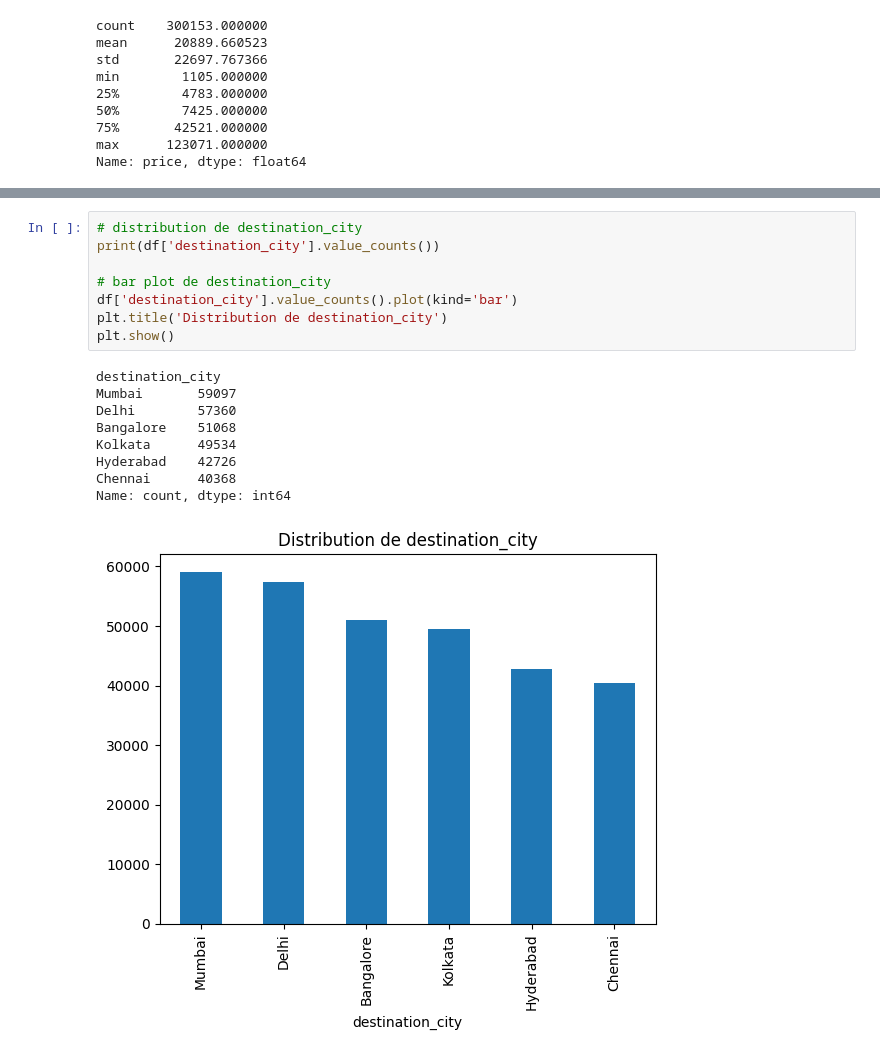
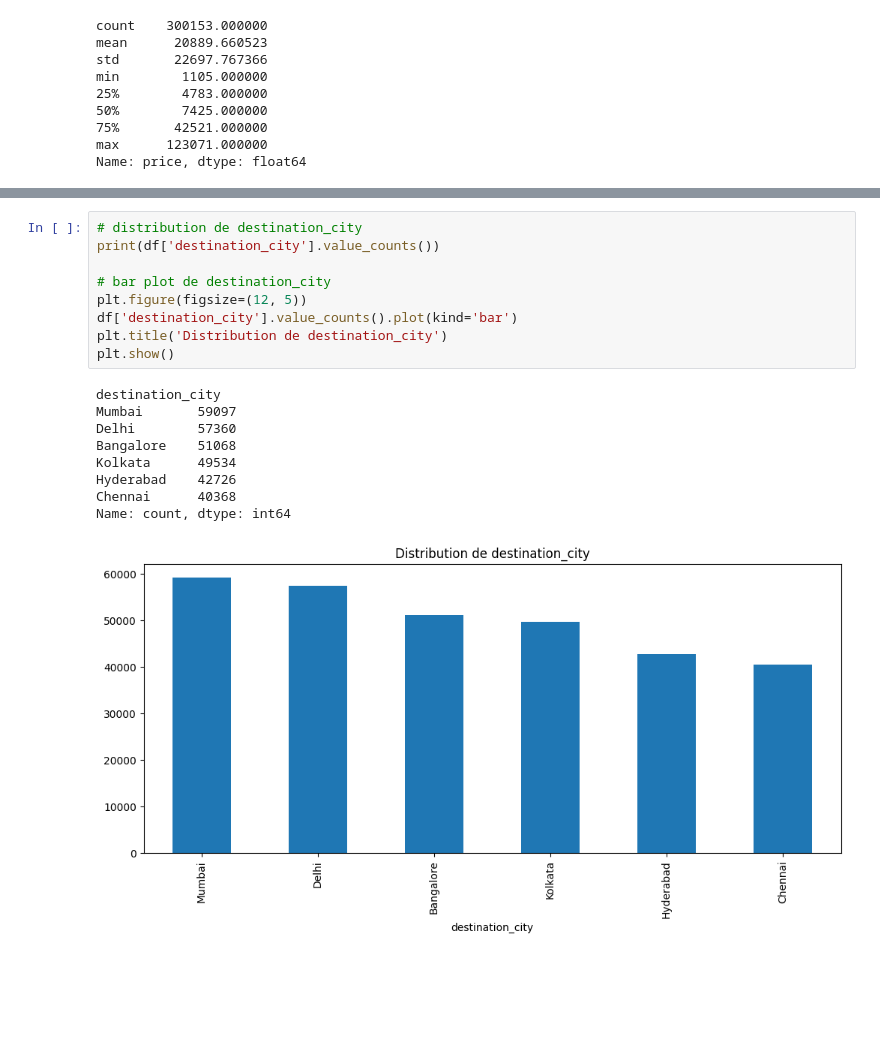
Before and after one commit to Data-Analysis-Hub/Machine-Learning-Flight-ticket-prices-prediction, a Jupyter notebook: tasks.ipynb, the cells around one changed output, grey strips where cells are left out. Saved outputs shown, nothing was run; the diff lists cells and outputs as text; blank space fills up the shorter version.

```diff
--- a/tasks.ipynb
+++ b/tasks.ipynb
@@ -152,21 +165,22 @@ Name: count, dtype: int64
 # %%
 # distribution de destination_city
 print(df['destination_city'].value_counts())
 
 # bar plot de destination_city
+plt.figure(figsize=(12, 5))
 df['destination_city'].value_counts().plot(kind='bar')
 plt.title('Distribution de destination_city')
 plt.show()
 # %% [output]
 destination_city
 Mumbai       59097
 Delhi        57360
 Bangalore    51068
 Kolkata      49534
 Hyderabad    42726
 Chennai      40368
 Name: count, dtype: int64
-[figure, old version]
+[figure, new version]
 # %%
 # distribution de departure_time
 print(df['departure_time'].value_counts())
```
Also changed, not shown: parts of 17 cells of this notebook, 1 other file.
